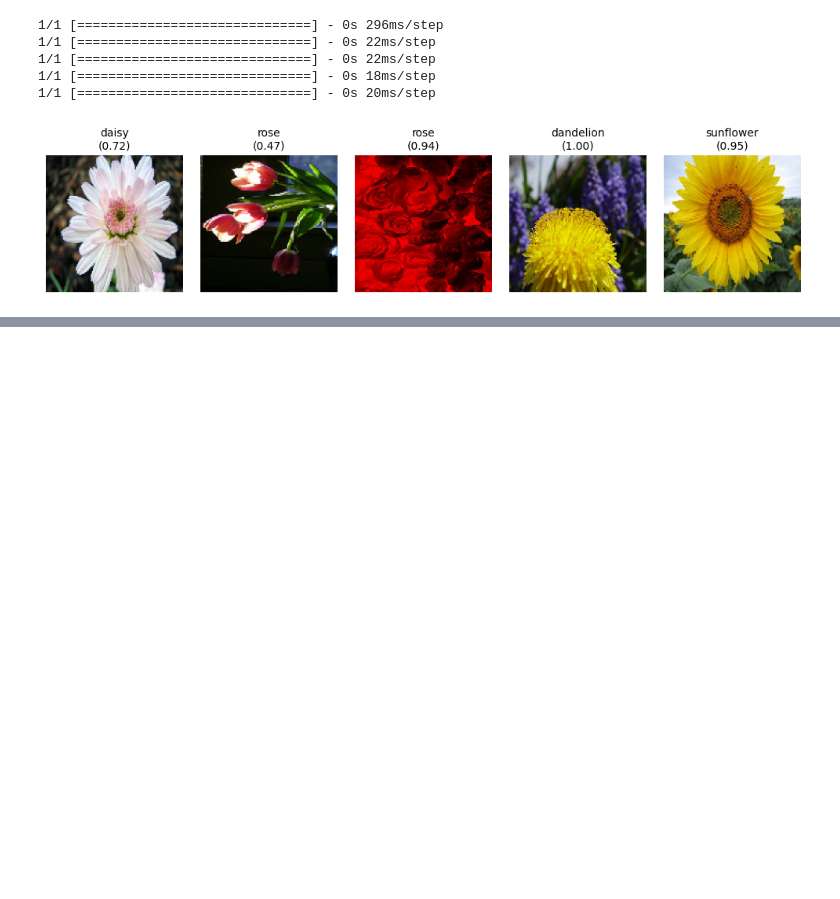
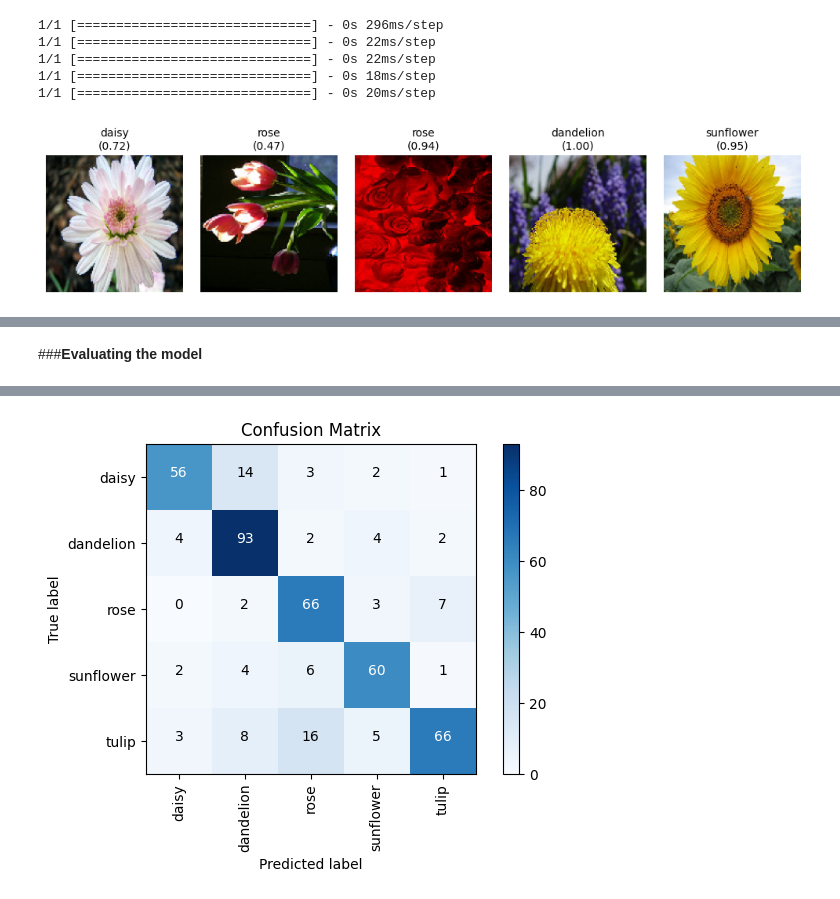
Before and after one commit to ShankalpaPokharel/FlowerClassification-with-DeepLearning, a Jupyter notebook: Flower_Image_Classification_with_Convolutional_Neural_Network.ipynb, the cells around one changed output, grey strips where cells are left out. Cells and saved outputs as stored; diff of their text form; code cells hidden in the pictures; blank space fills up the shorter version.

```diff
--- a/Flower_Image_Classification_with_Convolutional_Neural_Network.ipynb
+++ b/Flower_Image_Classification_with_Convolutional_Neural_Network.ipynb
@@ -599,0 +687,71 @@ plt.show()
+# %% [markdown]
+###**Evaluating the model**
+# %%
+import numpy as np
+import matplotlib.pyplot as plt
+import os
+from sklearn.metrics import confusion_matrix, classification_report
+from tensorflow.keras.preprocessing.image import load_img, img_to_array
+from tensorflow.keras.models import load_model
+
+# Define the paths to the test data and the saved model
+test_data_path = 'Flower_Classification/Test_new'
+saved_model_path = '/content/flower_classification_best_vgg19.h5'
+
+# # Load the saved model
+model = load_model(saved_model_path)
+
+# Define the class names
+class_names = list(test_generator.class_indices.keys())
+
+# Initialize empty lists for true labels and predicted labels
+y_true = []
+y_pred = []
+
+# Iterate over the test data and make predictions
+for class_name in class_names:
+    class_path = os.path.join(test_data_path, class_name)
+    for img_name in os.listdir(class_path):
+        img_path = os.path.join(class_path, img_name)
+        img = load_img(img_path, target_size=(224, 224))
+        img_arr = img_to_array(img)
+        img_arr = np.expand_dims(img_arr, axis=0)
+        img_arr /= 255.
+        pred = model.predict(img_arr)
+        pred_label = np.argmax(pred)
+        y_pred.append(pred_label)
+        true_label = class_names.index(class_name)
+        y_true.append(true_label)
+
+# Convert the true and predicted labels to numpy arrays
+y_true = np.array(y_true)
+y_pred = np.array(y_pred)
+
+# Compute the confusion matrix
+conf_matrix = confusion_matrix(y_true, y_pred)
+
+# Print the classification report
+print(classification_report(y_true, y_pred, target_names=class_names))
+
+# Plot the confusion matrix as a figure
+plt.imshow(conf_matrix, interpolation='nearest', cmap=plt.cm.Blues)
+plt.title('Confusion Matrix')
+plt.colorbar()
+tick_marks = np.arange(len(class_names))
+plt.xticks(tick_marks, class_names, rotation=90)
+plt.yticks(tick_marks, class_names)
+thresh = conf_matrix.max() / 2.
+for i, j in itertools.product(range(conf_matrix.shape[0]), range(conf_matrix.shape[1])):
+    plt.text(j, i, conf_matrix[i, j],
+             horizontalalignment="center",
+             color="white" if conf_matrix[i, j] > thresh else "black")
+plt.ylabel('True label')
+plt.xlabel('Predicted label')
+plt.tight_layout()
+plt.show()
+
+# loss and accuracy in test data
+loss, accuracy = model.evaluate(test_generator)
+print('Test accuracy:', accuracy)
+print('Test loss:', loss)
+# %% [output]
@@ -599,0 +775 @@ plt.show()
+[figure, added]
```
Also changed, not shown: parts of 7 cells of this notebook.
